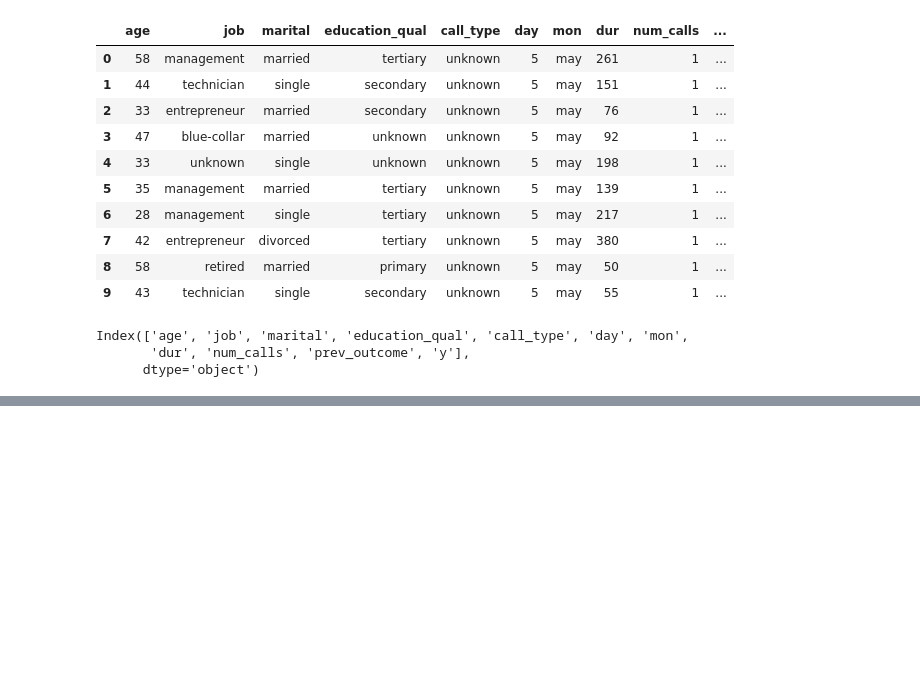
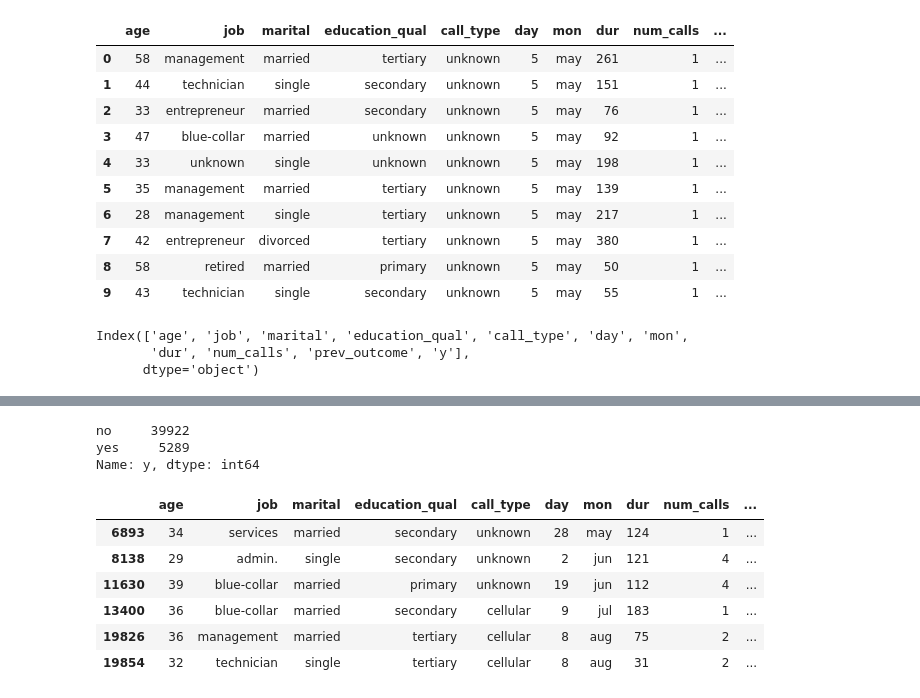
Before and after one commit to mahshooq-karayil/data-science, a Jupyter notebook: customer_conversion_prediction/customer_conversion_prediction.ipynb, the cells around one changed output, grey strips where cells are left out. Drawn from its saved outputs; the diff is of its cells as text; code cells hidden in the pictures; blank space fills up the shorter version.

```diff
--- a/customer_conversion_prediction/customer_conversion_prediction.ipynb
+++ b/customer_conversion_prediction/customer_conversion_prediction.ipynb
@@ -42,0 +76,16 @@ Index(['age', 'job', 'marital', 'education_qual', 'call_type', 'day', 'mon',
+# %%
+df['y'].value_counts()
+# %% [output]
+no     39922
+yes     5289
+Name: y, dtype: int64
+# %%
+df[df.duplicated()]
+# %% [output]
+|  | age | job | marital | education_qual | call_type | day | mon | dur | num_calls | ... |
+| 6893 | 34 | services | married | secondary | unknown | 28 | may | 124 | 1 | ... |
+| 8138 | 29 | admin. | single | secondary | unknown | 2 | jun | 121 | 4 | ... |
+| 11630 | 39 | blue-collar | married | primary | unknown | 19 | jun | 112 | 4 | ... |
+| 13400 | 36 | blue-collar | married | secondary | cellular | 9 | jul | 183 | 1 | ... |
+| 19826 | 36 | management | married | tertiary | cellular | 8 | aug | 75 | 2 | ... |
+| 19854 | 32 | technician | single | tertiary | cellular | 8 | aug | 31 | 2 | ... |
```
Also changed, not shown: parts of 54 cells of this notebook.
